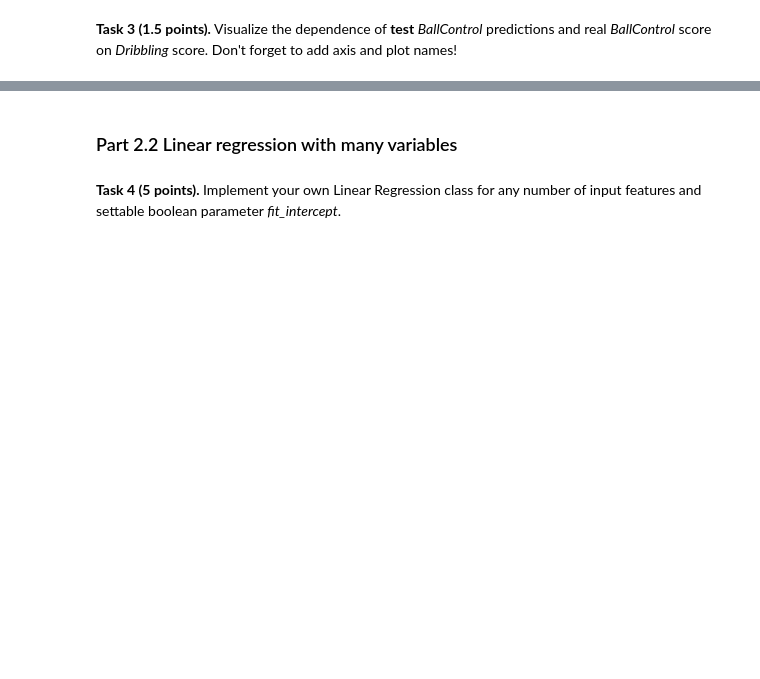
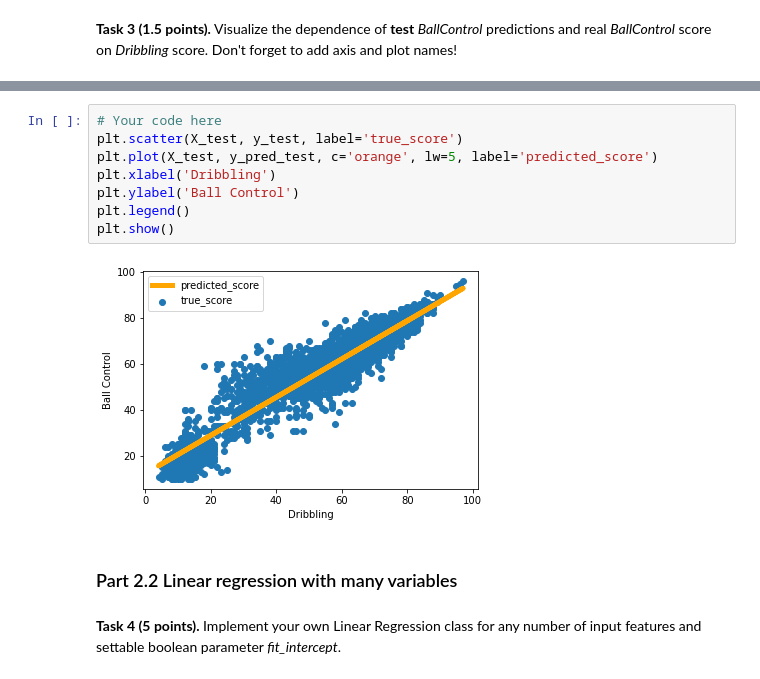
Before and after one commit to ngalkov/ml_intro, a Jupyter notebook: seminar_and_homework_solution.ipynb, the cells around one changed output, grey strips where cells are left out. Cells and saved outputs as stored; diff of their text form; blank space fills up the shorter version.

Commit message:
fix graph

```diff
--- a/seminar_and_homework_solution.ipynb
+++ b/seminar_and_homework_solution.ipynb
@@ -240,3 +228,13 @@ plt.show()
+# %%
+# Your code here
+plt.scatter(X_test, y_test, label='true_score')
+plt.plot(X_test, y_pred_test, c='orange', lw=5, label='predicted_score')
+plt.xlabel('Dribbling')
+plt.ylabel('Ball Control')
+plt.legend()
+plt.show()
+# %% [output]
+[figure, added]
 # %% [markdown]
 ### Part 2.2 Linear regression with many variables
 # %% [markdown]
```
Also changed, not shown: parts of 6 cells of this notebook, 1 other file.
